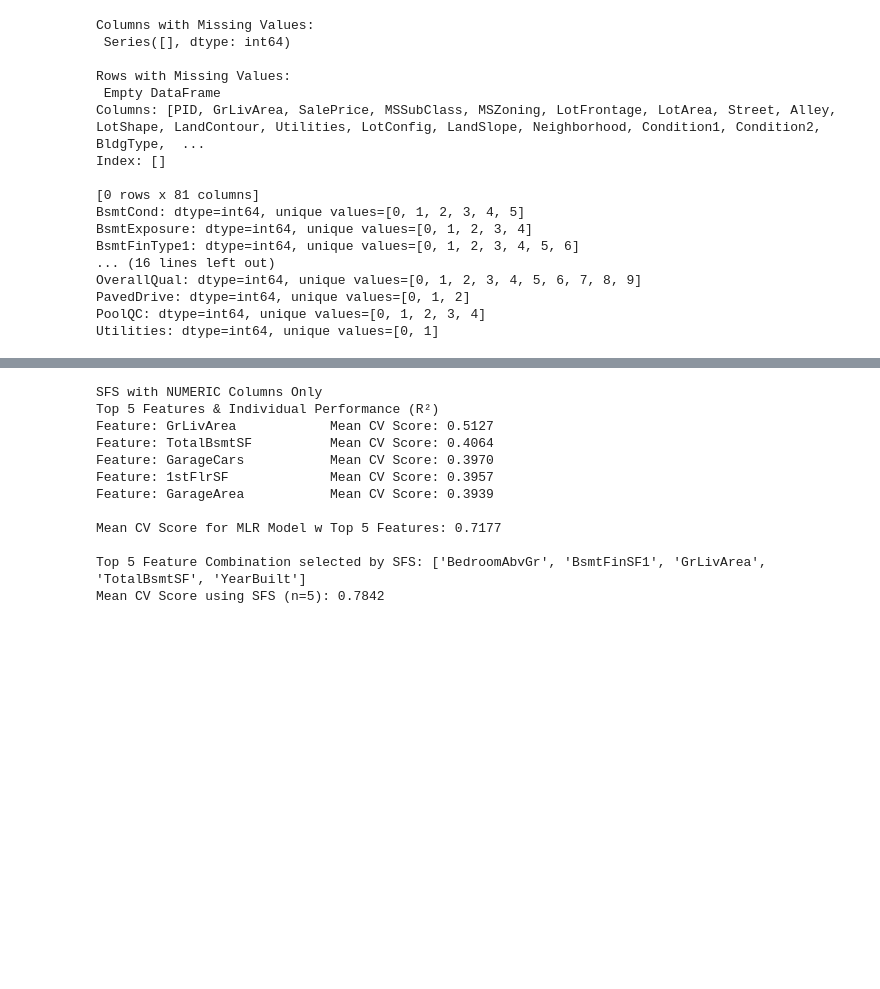
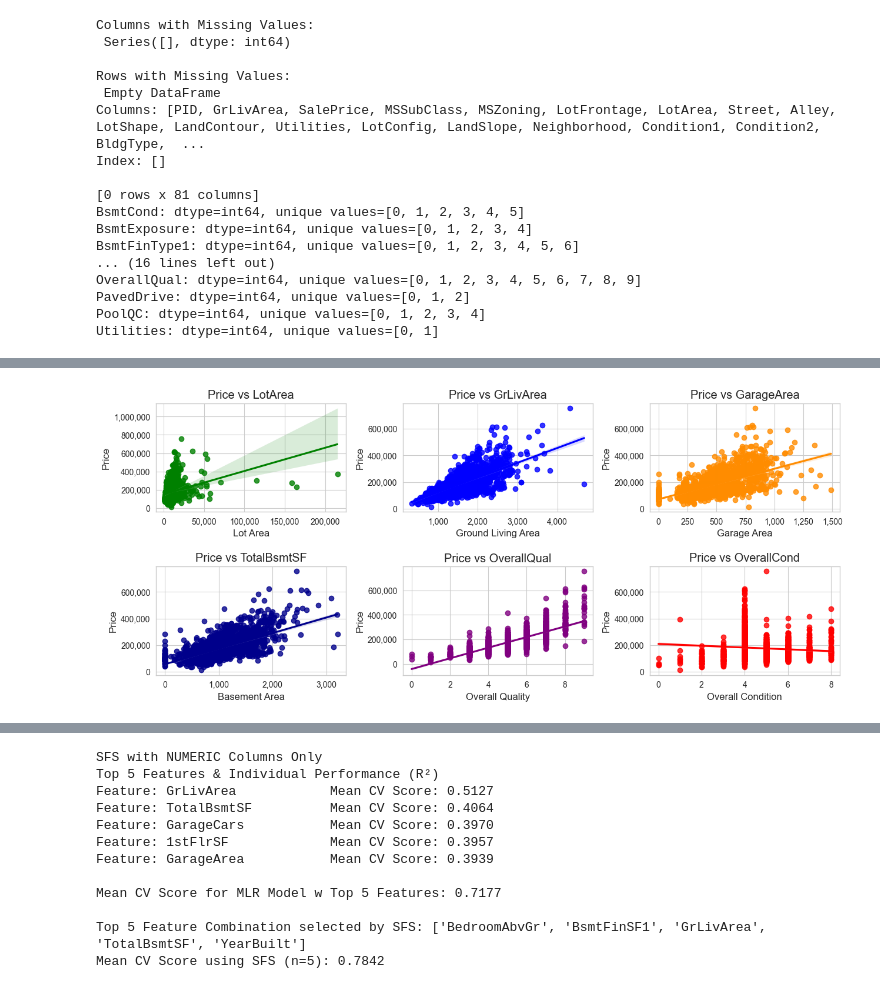
Before and after one commit to edwardweldon100/Machine-Learning-Project, a Jupyter notebook: ML Project- EDA, SLR, MLR.ipynb, the cells around one changed output, grey strips where cells are left out. Drawn from its saved outputs; the diff is of its cells as text; code cells hidden in the pictures; blank space fills up the shorter version.

```diff
--- a/ML Project- EDA, SLR, MLR.ipynb
+++ b/ML Project- EDA, SLR, MLR.ipynb
@@ -496,3 +497,20 @@ Ames_Engineered_Columns_Numeric_Ordinal = Ames_Engineered[
 Ames_Engineered_Columns_Nominal_Ordinal = Ames_Engineered[
     list(Ames_Engineered_Columns_Nominal.columns) + list(Ames_Engineered_Columns_Ordinal.columns)
 ]
+# %%
+#Time Series Bar Plots
+AmesTS = Ames.copy()
+AmesTS['YrSold'] = AmesTS['YrSold'].astype('category')
+
+sns.set_style('whitegrid')
+palette = sns.color_palette("husl", len(AmesTS['YrSold'].cat.categories))
+
+plt.figure(figsize=(12, 6), dpi=600)
+sns.boxplot(x='YrSold', y='SalePrice', hue='YrSold', data=AmesTS, palette=palette, linewidth=2, fliersize=6, legend=False)
+plt.title('Home Sale Prices by Year Sold', fontsize=18, pad=20)
+plt.xlabel('Year Sold', fontsize=14)
+plt.ylabel('Price', fontsize=14)
+plt.gca().yaxis.set_major_formatter(mtick.FuncFormatter(lambda y, _: f'{y:,.0f}'))
+
+plt.tight_layout()
+plt.show()
@@ -499,3 +519,53 @@ Ames_Engineered_Columns_Nominal_Ordinal = Ames_Engineered[
+# %%
+#Scatter Plots of Key Features vs SalePrice
+fig, ax = plt.subplots(2, 3, figsize=(15, 6))
+
+scat1 = sns.regplot(x='LotArea', y='SalePrice', data=Ames, ax=ax[0, 0], color='green')
+scat1.xaxis.set_major_formatter(mtick.FuncFormatter(lambda x, _: f'{x:,.0f}'))
+scat1.yaxis.set_major_formatter(mtick.FuncFormatter(lambda y, _: f'{y:,.0f}'))
+ax[0, 0].set_title('Price vs LotArea')
+ax[0, 0].set_xlabel('Lot Area')
+ax[0, 0].set_ylabel('Price')
+
+scat2 = sns.regplot(x='GrLivArea', y='SalePrice', data=Ames, ax=ax[0, 1], color='blue')
+scat2.xaxis.set_major_formatter(mtick.FuncFormatter(lambda x, _: f'{x:,.0f}'))
+scat2.yaxis.set_major_formatter(mtick.FuncFormatter(lambda y, _: f'{y:,.0f}'))
+ax[0, 1].set_title('Price vs GrLivArea')
+ax[0, 1].set_xlabel('Ground Living Area')
+ax[0, 1].set_ylabel('Price')
+
+scat3 = sns.regplot(x='GarageArea', y='SalePrice', data=Ames, ax=ax[0, 2], color='darkorange')
+scat3.xaxis.set_major_formatter(mtick.FuncFormatter(lambda x, _: f'{x:,.0f}'))
+scat3.yaxis.set_major_formatter(mtick.FuncFormatter(lambda y, _: f'{y:,.0f}'))
+ax[0, 2].set_title('Price vs GarageArea')
+ax[0, 2].set_xlabel('Garage Area')
+ax[0, 2].set_ylabel('Price')
+
+scat4 = sns.regplot(x='TotalBsmtSF', y='SalePrice', data=Ames, ax=ax[1, 0], color='darkblue')
+scat4.xaxis.set_major_formatter(mtick.FuncFormatter(lambda x, _: f'{x:,.0f}'))
+scat4.yaxis.set_major_formatter(mtick.FuncFormatter(lambda y, _: f'{y:,.0f}'))
+ax[1, 0].set_title('Price vs TotalBsmtSF')
+ax[1, 0].set_xlabel('Basement Area')
+ax[1, 0].set_ylabel('Price')
+
+scat5 = sns.regplot(x='OverallQual', y='SalePrice', data=Ames, ax=ax[1, 1], color='purple')
+scat5.xaxis.set_major_formatter(mtick.FuncFormatter(lambda x, _: f'{x:,.0f}'))
+scat5.yaxis.set_major_formatter(mtick.FuncFormatter(lambda y, _: f'{y:,.0f}'))
+ax[1, 1].set_title('Price vs OverallQual')
+ax[1, 1].set_xlabel('Overall Quality')
+ax[1, 1].set_ylabel('Price')
+
+scat6 = sns.regplot(x='OverallCond', y='SalePrice', data=Ames, ax=ax[1, 2], color='red')
+scat6.xaxis.set_major_formatter(mtick.FuncFormatter(lambda x, _: f'{x:,.0f}'))
+scat6.yaxis.set_major_formatter(mtick.FuncFormatter(lambda y, _: f'{y:,.0f}'))
+ax[1, 2].set_title('Price vs OverallCond')
+ax[1, 2].set_xlabel('Overall Condition')
+ax[1, 2].set_ylabel('Price')
+
+plt.subplots_adjust(hspace=0.5, wspace=0.3)  #increase hspace
+plt.show()
+# %% [output]
+[figure, new version]
 # %%
 #Custom Histogram KDE Function
 def custom_kde(frame_name, col_name):
```
Also changed, not shown: parts of 32 cells of this notebook, 1 other file.
